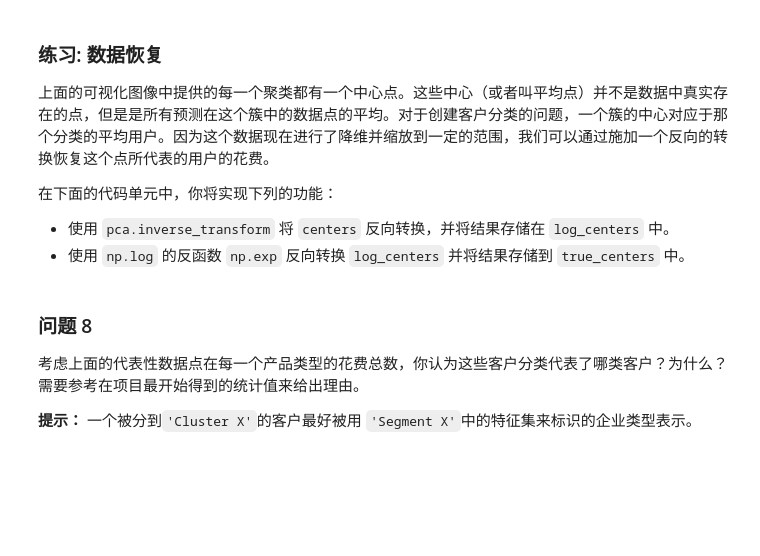
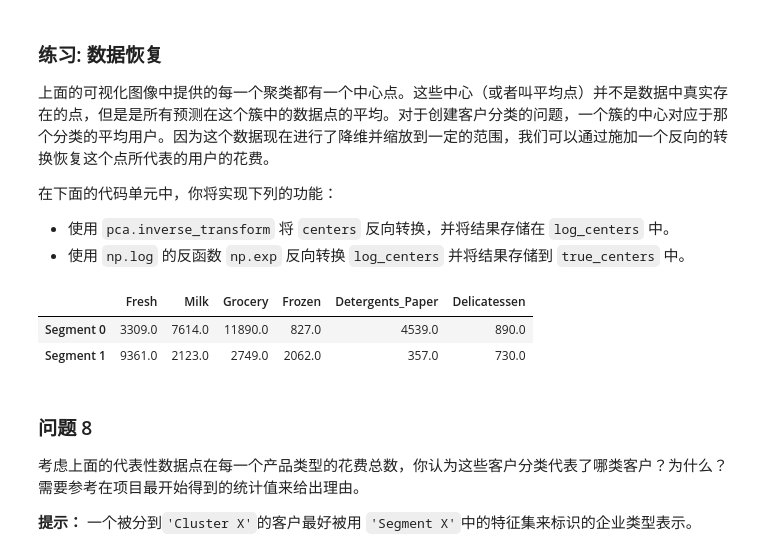
Before and after one commit to magiczjp123/MLND_CN_P3_Customer_Segments, a Jupyter notebook: customer_segments.ipynb, the cells around one changed output. Drawn from its saved outputs; the diff is of its cells as text; code cells hidden in the pictures; blank space fills up the shorter version.

```diff
--- a/customer_segments.ipynb
+++ b/customer_segments.ipynb
@@ -370,17 +374,21 @@ vs.biplot(good_data, reduced_data, pca)
 from sklearn.mixture import GaussianMixture
 from sklearn.metrics import silhouette_score
 from sklearn.cluster import KMeans
+
 # TODO：在降维后的数据上使用你选择的聚类算法
-clusterer = KMeans(random_state = 42)
+n_clusters = 2
+clusterer = GaussianMixture(n_components=n_clusters, random_state = 42)
 clusterer.fit(reduced_data)
 # TODO：预测每一个点的簇
 preds = clusterer.predict(reduced_data)
 
 # TODO：找到聚类中心
-centers = clusterer.cluster_centers_
+centers = clusterer.means_
 
 # TODO：预测在每一个转换后的样本点的类
 sample_preds = clusterer.predict(pca_samples)
 
 # TODO：计算选择的类别的平均轮廓系数（mean silhouette coefficient）
-score = silhouette_score([reduced_data, preds],random_state = 42)
+score = silhouette_score(reduced_data, preds,random_state = 42)
+
+print("计算{}个聚类得到的平均轮廓系数为{}".format(n_clusters, score))
@@ -405,16 +418,20 @@ vs.cluster_results(reduced_data, preds, centers, pca_samples)
  - 使用 `np.log` 的反函数 `np.exp` 反向转换 `log_centers` 并将结果存储到 `true_centers` 中。
 # %%
 # TODO：反向转换中心点
-log_centers = None
+log_centers = pca.inverse_transform(centers)
 
 # TODO：对中心点做指数转换
-true_centers = None
+true_centers = np.exp(log_centers)
 
 # 显示真实的中心点
 segments = ['Segment {}'.format(i) for i in range(0,len(centers))]
 true_centers = pd.DataFrame(np.round(true_centers), columns = data.keys())
 true_centers.index = segments
 display(true_centers)
+# %% [output]
+|  | Fresh | Milk | Grocery | Frozen | Detergents_Paper | Delicatessen |
+| Segment 0 | 3309.0 | 7614.0 | 11890.0 | 827.0 | 4539.0 | 890.0 |
+| Segment 1 | 9361.0 | 2123.0 | 2749.0 | 2062.0 | 357.0 | 730.0 |
 # %% [markdown]
 ### 问题 8
 考虑上面的代表性数据点在每一个产品类型的花费总数，你认为这些客户分类代表了哪类客户？为什么？需要参考在项目最开始得到的统计值来给出理由。
```
Also changed, not shown: parts of 19 cells of this notebook, 1 other file.
